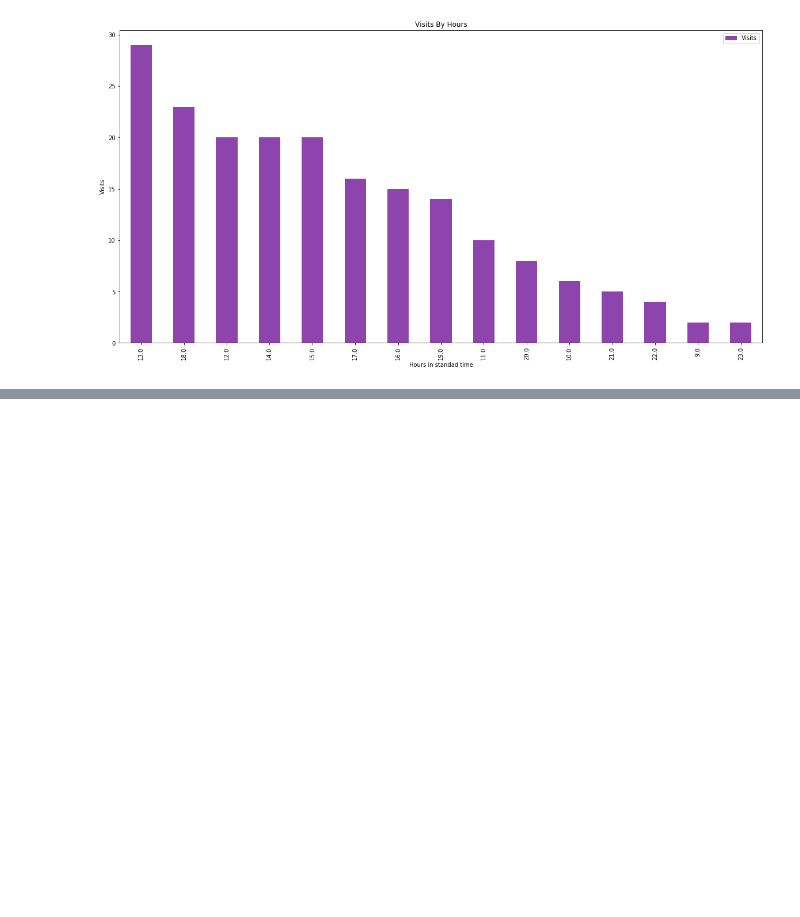
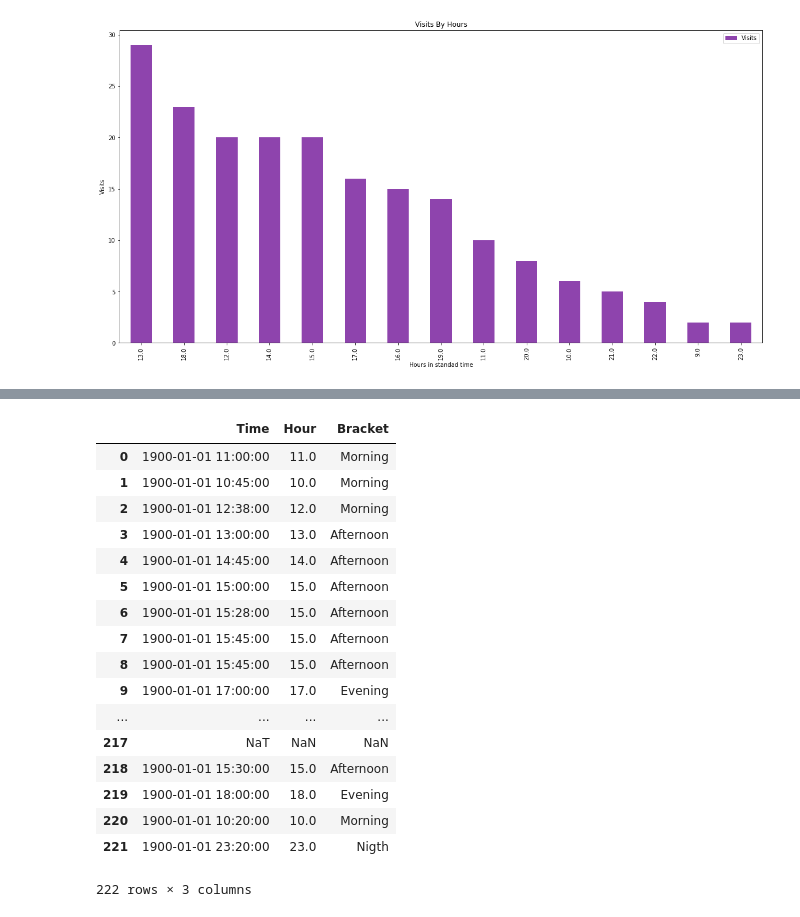
Before and after one commit to DataIntelligenceHub/Python-Assignment-2, a Jupyter notebook: ObaidUrRehman_ISB_Python_Assignment2/Python_Assignment2.ipynb, the cells around one changed output, grey strips where cells are left out. Cells and saved outputs as stored; diff of their text form; code cells hidden in the pictures; blank space fills up the shorter version.

```diff
--- a/ObaidUrRehman_ISB_Python_Assignment2/Python_Assignment2.ipynb
+++ b/ObaidUrRehman_ISB_Python_Assignment2/Python_Assignment2.ipynb
@@ -351,0 +354,4 @@ g.set_ylabel('Visits')
+# %%
+#First converting the Hour column to numeric type
+hfd['Hour'] = pd.to_numeric(hfd.Hour,errors='coerce')
+hfd.Hour
@@ -351,0 +376,36 @@ g.set_ylabel('Visits')
+# %%
+def getBracket(Hour):
+    if Hour >=6.0 and Hour<=12.0:
+        return 'Morning'
+
+    elif Hour>=12 and Hour<=16:
+        return 'Afternoon'
+    elif Hour>=16 and Hour<=19:
+        return 'Evening'
+    elif ((Hour>=19 and Hour <=23) or (Hour>=0 and Hour<=6)):
+        return 'Nigth'
+# %%
+#Now creating another column
+mask = (hfd.Hour.notnull())
+hfd['Bracket'] = hfd[mask].apply(lambda x: getBracket(x['Hour']),axis=1)
+
+hfd[['Time','Hour','Bracket']]
+# %% [output]
+|  | Time | Hour | Bracket |
+| 0 | 1900-01-01 11:00:00 | 11.0 | Morning |
+| 1 | 1900-01-01 10:45:00 | 10.0 | Morning |
+| 2 | 1900-01-01 12:38:00 | 12.0 | Morning |
+| 3 | 1900-01-01 13:00:00 | 13.0 | Afternoon |
+| 4 | 1900-01-01 14:45:00 | 14.0 | Afternoon |
+| 5 | 1900-01-01 15:00:00 | 15.0 | Afternoon |
+| 6 | 1900-01-01 15:28:00 | 15.0 | Afternoon |
+| 7 | 1900-01-01 15:45:00 | 15.0 | Afternoon |
+| 8 | 1900-01-01 15:45:00 | 15.0 | Afternoon |
+| 9 | 1900-01-01 17:00:00 | 17.0 | Evening |
+| ... | ... | ... | ... |
+| 217 | NaT | NaN | NaN |
+| 218 | 1900-01-01 15:30:00 | 15.0 | Afternoon |
+| 219 | 1900-01-01 18:00:00 | 18.0 | Evening |
+| 220 | 1900-01-01 10:20:00 | 10.0 | Morning |
+| 221 | 1900-01-01 23:20:00 | 23.0 | Nigth |
+222 rows × 3 columns
```
Also changed, not shown: parts of 2 cells of this notebook.
